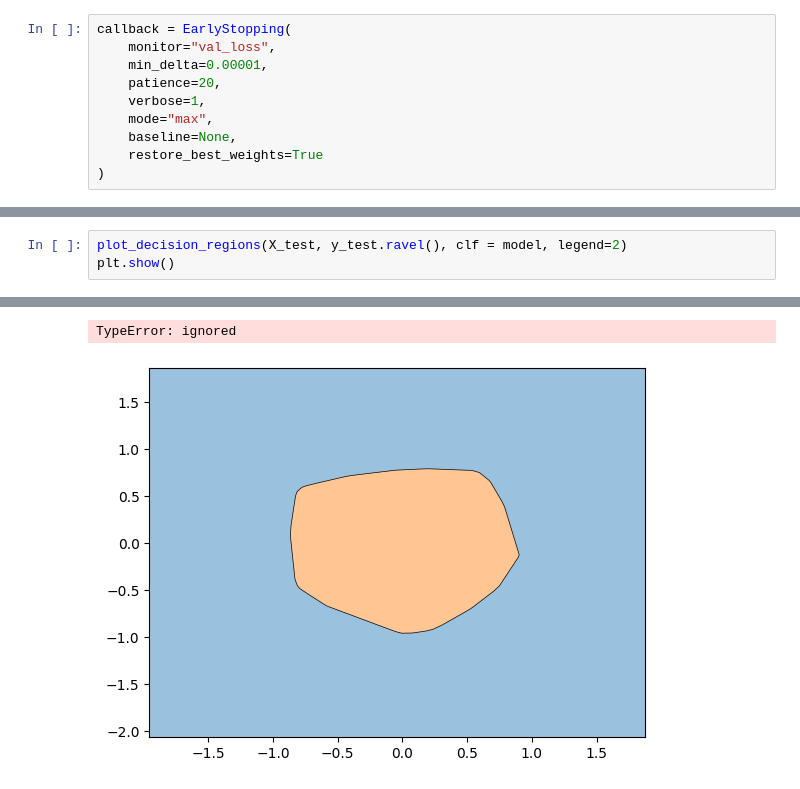
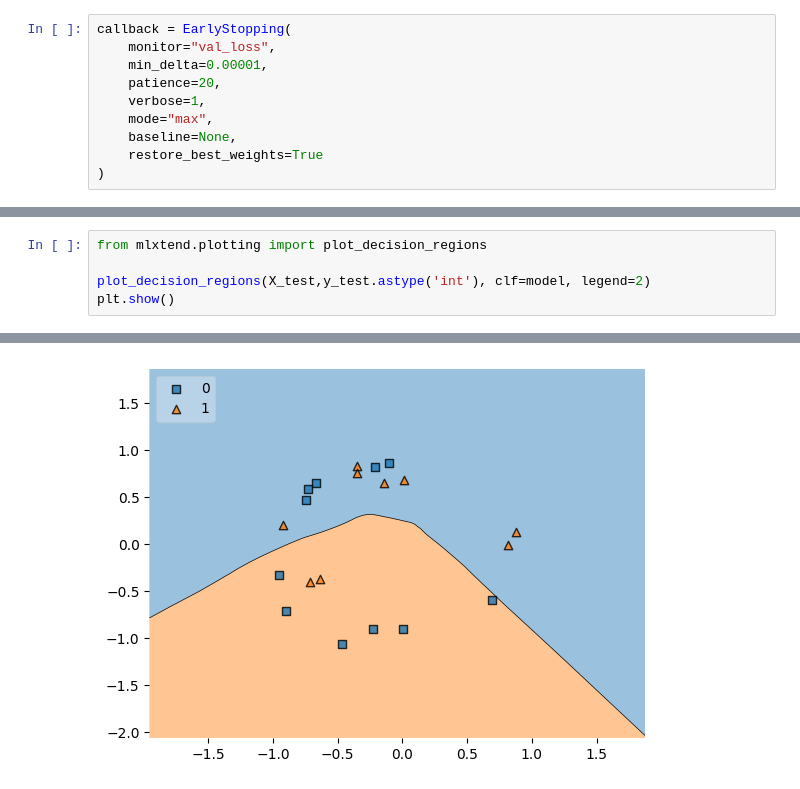
Before and after one commit to jitendra986/100-Days-of-Deep-Learning, a Jupyter notebook: early_stopping.ipynb, the cells around one changed output, grey strips where cells are left out. Drawn from its saved outputs; the diff is of its cells as text.

```diff
--- a/early_stopping.ipynb
+++ b/early_stopping.ipynb
@@ -96,4 +98,6 @@ plt.show()
 # %%
-plot_decision_regions(X_test, y_test.ravel(), clf = model, legend=2)
+from mlxtend.plotting import plot_decision_regions
+
+plot_decision_regions(X_test,y_test.astype('int'), clf=model, legend=2)
 plt.show()
 # %% [output]
@@ -101,2 +105 @@ plt.show()
-TypeError: ignored
-[figure, old version]
+[figure, new version]
```
Also changed, not shown: parts of 6 cells of this notebook.
